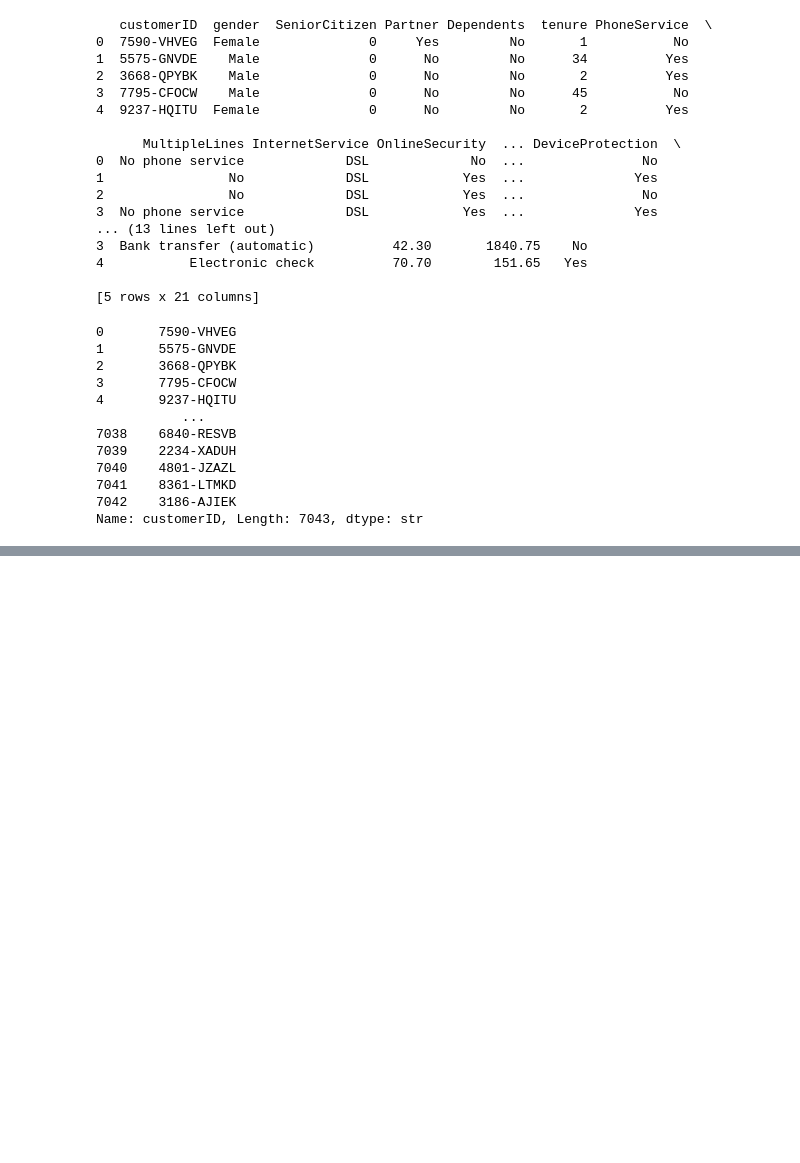
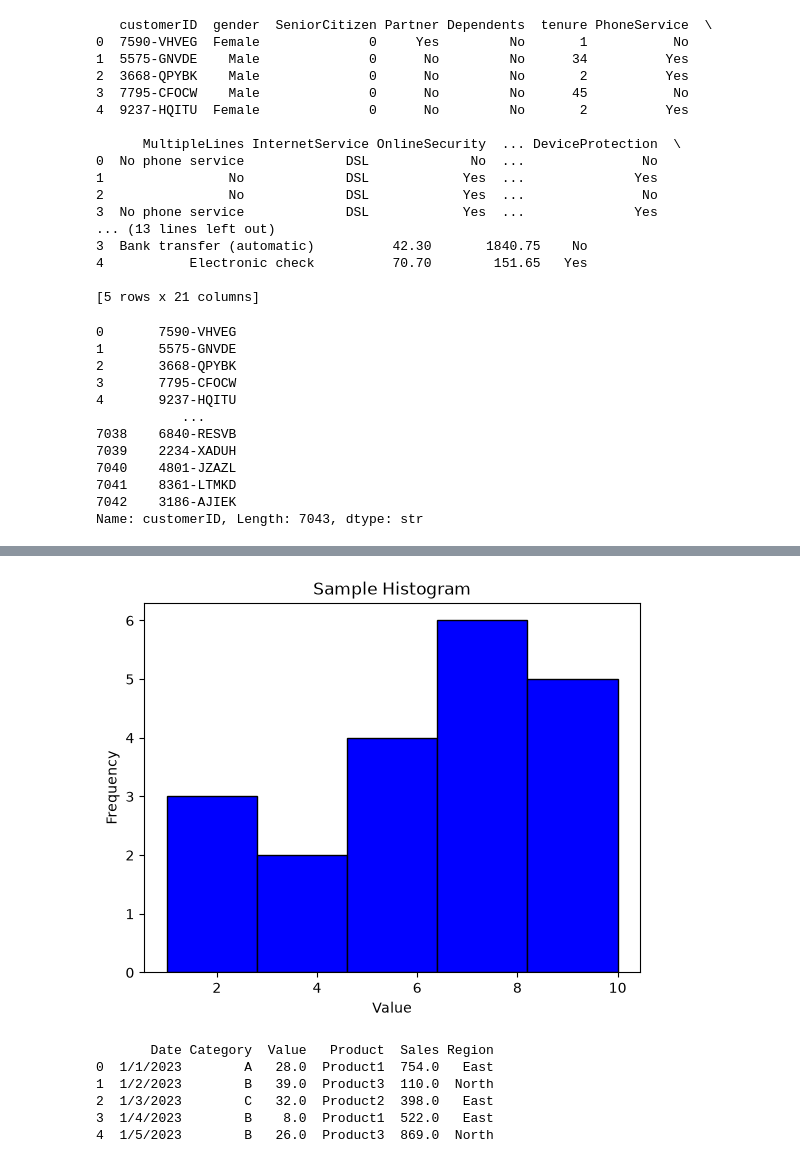
Before and after one commit to vidubha-sankha/python-course-Krish, a Jupyter notebook: test.ipynb, the cells around one changed output, grey strips where cells are left out. Cells and saved outputs as stored; diff of their text form; code cells hidden in the pictures; blank space fills up the shorter version.

```diff
--- a/test.ipynb
+++ b/test.ipynb
@@ -359,0 +510,23 @@ Name: customerID, Length: 7043, dtype: str
+# %%
+import matplotlib.pyplot as plt
+
+data = [1, 2, 3, 4, 5, 6, 7, 8, 9, 10,9, 8, 7, 6, 6,7, 8, 9, 10, 1]
+plt.hist(data, bins=5, color='blue', edgecolor='black')
+plt.xlabel('Value')
+plt.ylabel('Frequency')
+plt.title('Sample Histogram')
+plt.show()
+# %% [output]
+[figure, added]
+# %%
+import pandas as pd
+
+sales_data_df = pd.read_csv('data.csv')
+print(sales_data_df.head(5))
+# %% [output]
+       Date Category  Value   Product  Sales Region
+0  1/1/2023        A   28.0  Product1  754.0   East
+1  1/2/2023        B   39.0  Product3  110.0  North
+2  1/3/2023        C   32.0  Product2  398.0   East
+3  1/4/2023        B    8.0  Product1  522.0   East
+4  1/5/2023        B   26.0  Product3  869.0  North
```
Also changed, not shown: parts of 25 cells of this notebook, 6 other files.
